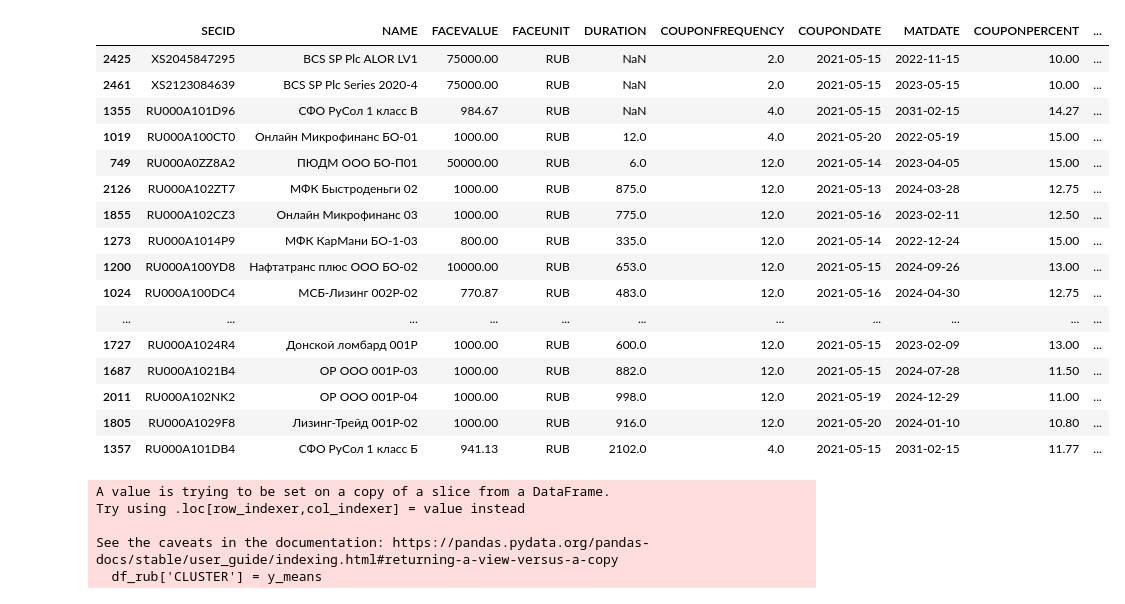
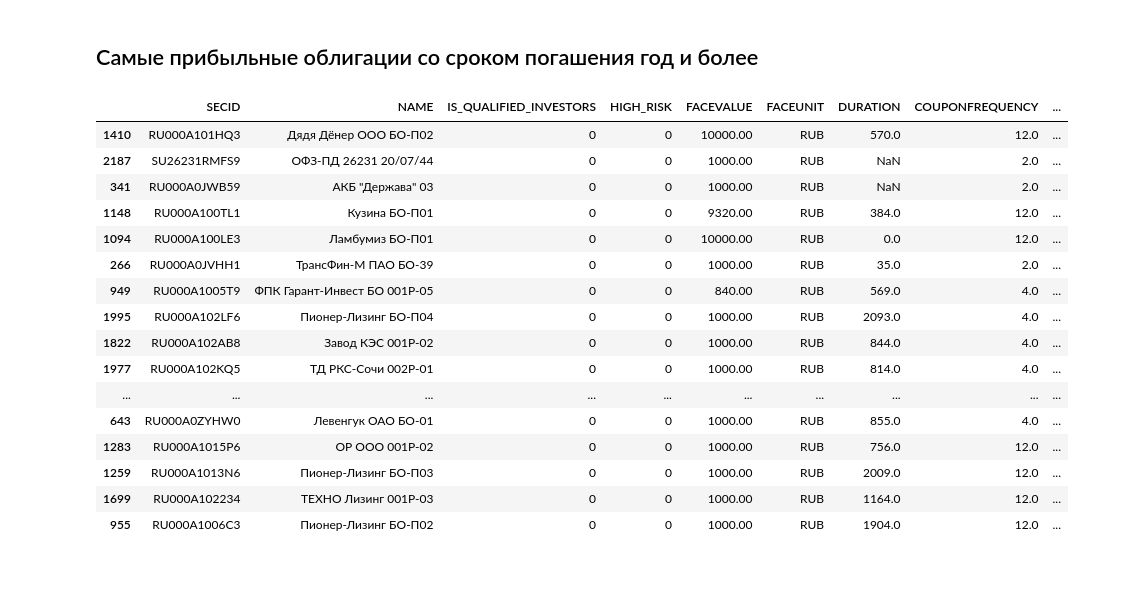
Before and after one commit to pavelzylkov/sber_da, a Jupyter notebook: final project/final_project.ipynb, the cells around one changed output. Saved outputs shown, nothing was run; the diff lists cells and outputs as text; code cells hidden in the pictures; blank space fills up the shorter version.

```diff
--- a/final project/final_project.ipynb
+++ b/final project/final_project.ipynb
@@ -25,2 +56,2 @@ df = pd.read_csv(file, encoding='windows-1251', sep=';', header=1)
 # %%
-df_sliced = df[['SECID', 'NAME', 'FACEVALUE', 'FACEUNIT', 'DURATION', 'COUPONFREQUENCY', 'COUPONDATE', 'MATDATE', 'COUPONPERCENT', 'COUPONVALUE', 'COUPONDAYSPASSED', 'COUPONDAYSREMAIN', 'COUPONLENGTH', 'PRICE', 'PRICE_RUB']]
+df_sliced = df[['SECID', 'NAME','IS_QUALIFIED_INVESTORS', 'HIGH_RISK', 'FACEVALUE', 'FACEUNIT', 'DURATION', 'COUPONFREQUENCY', 'COUPONDATE', 'MATDATE', 'COUPONPERCENT', 'COUPONVALUE', 'COUPONDAYSPASSED', 'COUPONDAYSREMAIN', 'COUPONLENGTH', 'PRICE', 'PRICE_RUB']]
@@ -27,5 +60,5 @@ df_sliced = df[['SECID', 'NAME', 'FACEVALUE', 'FACEUNIT', 'DURATION', 'COUPONFRE
 # %%
-df_rub = df_sliced[df_sliced['FACEUNIT']=='RUB']
+df_rub = df_sliced[(df_sliced['FACEUNIT']=='RUB') & (df_sliced['IS_QUALIFIED_INVESTORS']==0) & (df_sliced['HIGH_RISK']==0)]
 # %%
 df_rub.info()
 # %% [output]
@@ -101,9 +163,8 @@ df_rub['COUPONLEFT'] = abs(df_rub['MATDATE'] - df_rub['COUPONDATE']).dt.days //
 # %%
-def profit_count(price, best_price, nkd, coupon_price, coupon_left, end_date, last_date, last_remain):
-    buy = price * (best_price / 100) + nkd
-    if price * (best_price / 100) >= price:
+def profit_count(price, buy_price, nkd, coupon_price, coupon_left, end_date, last_date, last_remain):
+    if buy_price >= price:
         earnings = (coupon_price * coupon_left) - (0.13 * coupon_price * coupon_left) + price
     else:
-        earnings = (coupon_price * coupon_left) - (0.13 * coupon_price * coupon_left) + price - 0.13 * (price - price * (best_price / 100))
-    profit = ((earnings - buy) * 100 / buy) / (abs(end_date - last_date).days + last_remain) * 365
+        earnings = (coupon_price * coupon_left) - (0.13 * coupon_price * coupon_left) + price - 0.13 * (price - buy_price)
+    profit = ((earnings - buy_price) * 100 / buy_price) * 365 / (abs(end_date - last_date).days + last_remain)
     return profit
@@ -110,5 +173,5 @@ def profit_count(price, best_price, nkd, coupon_price, coupon_left, end_date, la
 # %%
-df_rub['PROFIT'] = df_rub.apply(lambda row: profit_count(row['FACEVALUE'], row['PRICE'], row['NKD'], row['COUPONVALUE'], row['COUPONLEFT'], row['MATDATE'], row['COUPONDATE'], row['COUPONDAYSREMAIN']), axis=1)
+df_rub['PROFIT'] = df_rub.apply(lambda row: profit_count(row['FACEVALUE'], row['PRICE_RUB'], row['NKD'], row['COUPONVALUE'], row['COUPONLEFT'], row['MATDATE'], row['COUPONDATE'], row['COUPONDAYSREMAIN']), axis=1)
 # %%
 df_rub.head(10)
 # %% [output]
@@ -160,31 +228,25 @@ plt.show()
+# %% [markdown]
+## Самые прибыльные облигации со сроком погашения год и более
 # %%
-start, end = pd.to_datetime(["13MAY2021:00:00:00", "21MAY2021:00:00:00"],
+end = pd.to_datetime("13MAY2022:00:00:00",
                             format='%d%b%Y:%H:%M:%S')
 
-df_rub[(df_rub['COUPONDATE'] <= end) & (df_rub['COUPONDATE'] >= start)].sort_values(by='PROFIT', ascending=False).head(20)
+df_rub[(df_rub['MATDATE'] >= end)].sort_values(by='PROFIT', ascending=False).head(20)
 # %% [output]
-|  | SECID | NAME | FACEVALUE | FACEUNIT | DURATION | COUPONFREQUENCY | COUPONDATE | MATDATE | COUPONPERCENT | ... |
-| 2425 | XS2045847295 | BCS SP Plc ALOR LV1 | 75000.00 | RUB | NaN | 2.0 | 2021-05-15 | 2022-11-15 | 10.00 | ... |
-| 2461 | XS2123084639 | BCS SP Plc Series 2020-4 | 75000.00 | RUB | NaN | 2.0 | 2021-05-15 | 2023-05-15 | 10.00 | ... |
-| 1355 | RU000A101D96 | СФО РуСол 1 класс В | 984.67 | RUB | NaN | 4.0 | 2021-05-15 | 2031-02-15 | 14.27 | ... |
-| 1019 | RU000A100CT0 | Онлайн Микрофинанс БО-01 | 1000.00 | RUB | 12.0 | 4.0 | 2021-05-20 | 2022-05-19 | 15.00 | ... |
-| 749 | RU000A0ZZ8A2 | ПЮДМ ООО БО-П01 | 50000.00 | RUB | 6.0 | 12.0 | 2021-05-14 | 2023-04-05 | 15.00 | ... |
-| 2126 | RU000A102ZT7 | МФК Быстроденьги 02 | 1000.00 | RUB | 875.0 | 12.0 | 2021-05-13 | 2024-03-28 | 12.75 | ... |
-| 1855 | RU000A102CZ3 | Онлайн Микрофинанс 03 | 1000.00 | RUB | 775.0 | 12.0 | 2021-05-16 | 2023-02-11 | 12.50 | ... |
-| 1273 | RU000A1014P9 | МФК КарМани БО-1-03 | 800.00 | RUB | 335.0 | 12.0 | 2021-05-14 | 2022-12-24 | 15.00 | ... |
-| 1200 | RU000A100YD8 | Нафтатранс плюс ООО БО-02 | 10000.00 | RUB | 653.0 | 12.0 | 2021-05-15 | 2024-09-26 | 13.00 | ... |
-| 1024 | RU000A100DC4 | МСБ-Лизинг 002Р-02 | 770.87 | RUB | 483.0 | 12.0 | 2021-05-16 | 2024-04-30 | 12.75 | ... |
-| ... | ... | ... | ... | ... | ... | ... | ... | ... | ... | ... |
-| 1727 | RU000A1024R4 | Донской ломбард 001P | 1000.00 | RUB | 600.0 | 12.0 | 2021-05-15 | 2023-02-09 | 13.00 | ... |
-| 1687 | RU000A1021B4 | ОР ООО 001P-03 | 1000.00 | RUB | 882.0 | 12.0 | 2021-05-15 | 2024-07-28 | 11.50 | ... |
-| 2011 | RU000A102NK2 | ОР ООО 001P-04 | 1000.00 | RUB | 998.0 | 12.0 | 2021-05-19 | 2024-12-29 | 11.00 | ... |
-| 1805 | RU000A1029F8 | Лизинг-Трейд 001P-02 | 1000.00 | RUB | 916.0 | 12.0 | 2021-05-20 | 2024-01-10 | 10.80 | ... |
-| 1357 | RU000A101DB4 | СФО РуСол 1 класс Б | 941.13 | RUB | 2102.0 | 4.0 | 2021-05-15 | 2031-02-15 | 11.77 | ... |
+|  | SECID | NAME | IS_QUALIFIED_INVESTORS | HIGH_RISK | FACEVALUE | FACEUNIT | DURATION | COUPONFREQUENCY | ... |
+| 1410 | RU000A101HQ3 | Дядя Дёнер ООО БО-П02 | 0 | 0 | 10000.00 | RUB | 570.0 | 12.0 | ... |
+| 2187 | SU26231RMFS9 | ОФЗ-ПД 26231 20/07/44 | 0 | 0 | 1000.00 | RUB | NaN | 2.0 | ... |
+| 341 | RU000A0JWB59 | АКБ "Держава" 03 | 0 | 0 | 1000.00 | RUB | NaN | 2.0 | ... |
+| 1148 | RU000A100TL1 | Кузина БО-П01 | 0 | 0 | 9320.00 | RUB | 384.0 | 12.0 | ... |
+| 1094 | RU000A100LE3 | Ламбумиз БО-П01 | 0 | 0 | 10000.00 | RUB | 0.0 | 12.0 | ... |
+| 266 | RU000A0JVHH1 | ТрансФин-М ПАО БО-39 | 0 | 0 | 1000.00 | RUB | 35.0 | 2.0 | ... |
+| 949 | RU000A1005T9 | ФПК Гарант-Инвест БО 001P-05 | 0 | 0 | 840.00 | RUB | 569.0 | 4.0 | ... |
+| 1995 | RU000A102LF6 | Пионер-Лизинг БО-П04 | 0 | 0 | 1000.00 | RUB | 2093.0 | 4.0 | ... |
+| 1822 | RU000A102AB8 | Завод КЭС 001P-02 | 0 | 0 | 1000.00 | RUB | 844.0 | 4.0 | ... |
+| 1977 | RU000A102KQ5 | ТД РКС-Сочи 002Р-01 | 0 | 0 | 1000.00 | RUB | 814.0 | 4.0 | ... |
+| ... | ... | ... | ... | ... | ... | ... | ... | ... | ... |
+| 643 | RU000A0ZYHW0 | Левенгук ОАО БО-01 | 0 | 0 | 1000.00 | RUB | 855.0 | 4.0 | ... |
+| 1283 | RU000A1015P6 | ОР ООО 001P-02 | 0 | 0 | 1000.00 | RUB | 756.0 | 12.0 | ... |
+| 1259 | RU000A1013N6 | Пионер-Лизинг БО-П03 | 0 | 0 | 1000.00 | RUB | 2009.0 | 12.0 | ... |
+| 1699 | RU000A102234 | ТЕХНО Лизинг 001P-03 | 0 | 0 | 1000.00 | RUB | 1164.0 | 12.0 | ... |
+| 955 | RU000A1006C3 | Пионер-Лизинг БО-П02 | 0 | 0 | 1000.00 | RUB | 1904.0 | 12.0 | ... |
-# %%
-df_rub['CLUSTER'] = y_meansS
-# %% [output]
-A value is trying to be set on a copy of a slice from a DataFrame.
-Try using .loc[row_indexer,col_indexer] = value instead
-
-See the caveats in the documentation: https://pandas.pydata.org/pandas-docs/stable/user_guide/indexing.html#returning-a-view-versus-a-copy
-  df_rub['CLUSTER'] = y_means
```
Also changed, not shown: parts of 31 cells of this notebook.
